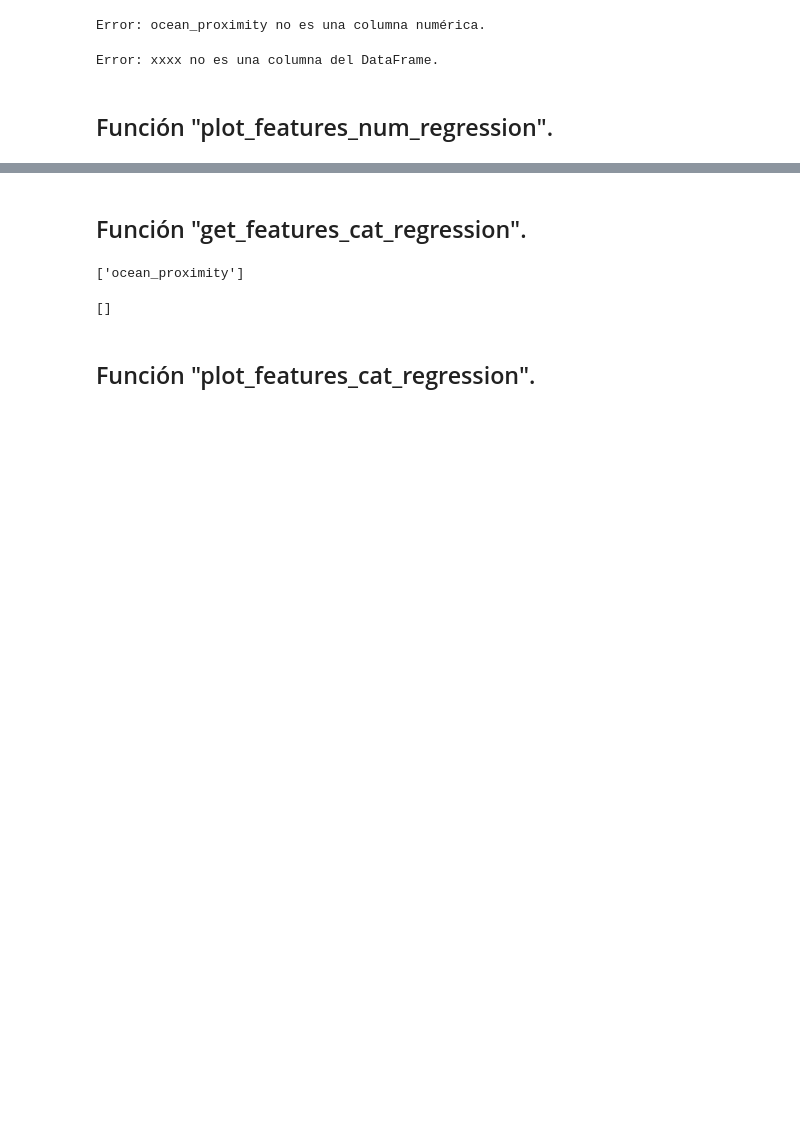
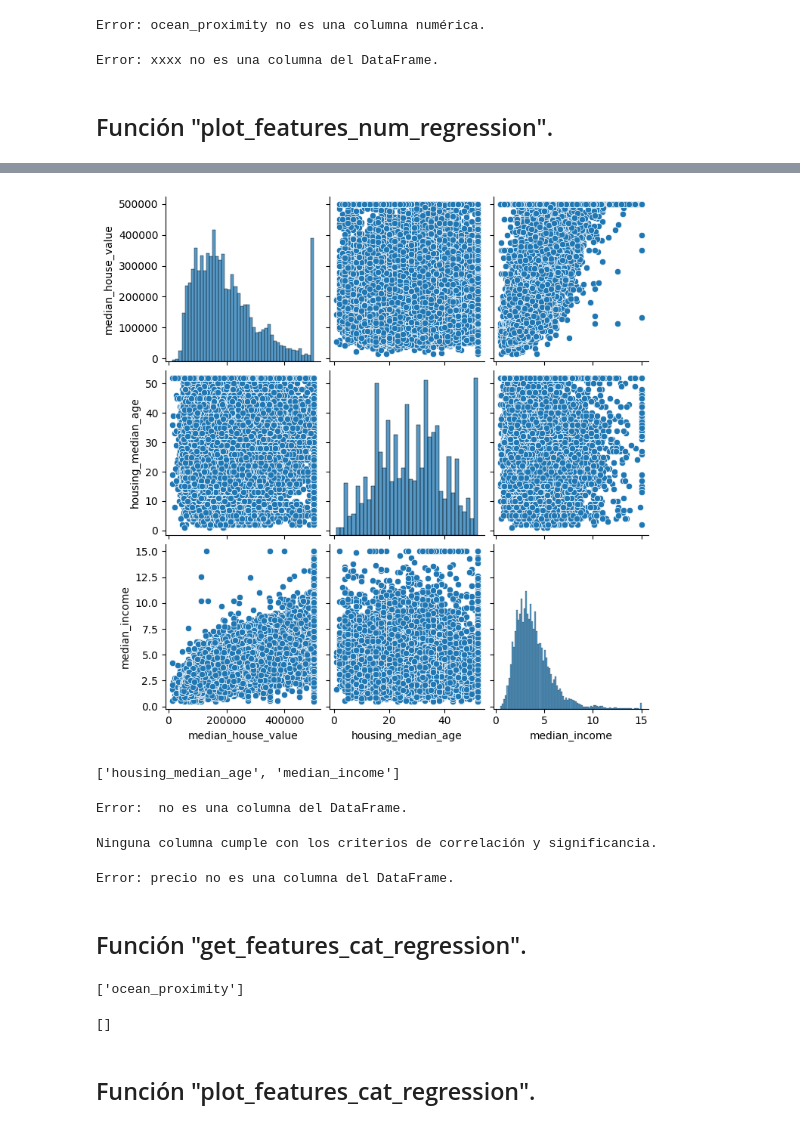
Before and after one commit to elecomexp/toolbox_machine_learning, a Jupyter notebook: Lander/test.ipynb, the cells around one changed output, grey strips where cells are left out. Saved outputs shown, nothing was run; the diff lists cells and outputs as text; code cells hidden in the pictures; blank space fills up the shorter version.

```diff
--- a/Lander/test.ipynb
+++ b/Lander/test.ipynb
@@ -115,3 +188,32 @@ Error: xxxx no es una columna del DataFrame.
+# %%
+tb.plot_features_num_regression(df_housing,
+                                target_col="median_house_value",
+                                columns=['housing_median_age', 'median_income'],
+                                umbral_corr = 0.07,
+                                pvalue=0.40)
+# %% [output]
+[figure, added]
+['housing_median_age', 'median_income']
+# %%
+tb.plot_features_num_regression(df_housing)
+# %% [output]
+Error:  no es una columna del DataFrame.
+# %%
+tb.plot_features_num_regression(df_housing,
+                                target_col="median_house_value",
+                                columns=['housing_median_age', 'median_income'],
+                                umbral_corr = 0.8,
+                                pvalue=0.05)
+# %% [output]
+Ninguna columna cumple con los criterios de correlación y significancia.
+# %%
+tb.plot_features_num_regression(df_housing,
+                                target_col="precio",
+                                columns=['housing_median_age', 'median_income'],
+                                umbral_corr = 0.8,
+                                pvalue=0.05)
+# %% [output]
+Error: precio no es una columna del DataFrame.
 # %% [markdown]
 ## Función "get_features_cat_regression".
 # %%
```
Also changed, not shown: parts of 7 cells of this notebook.
